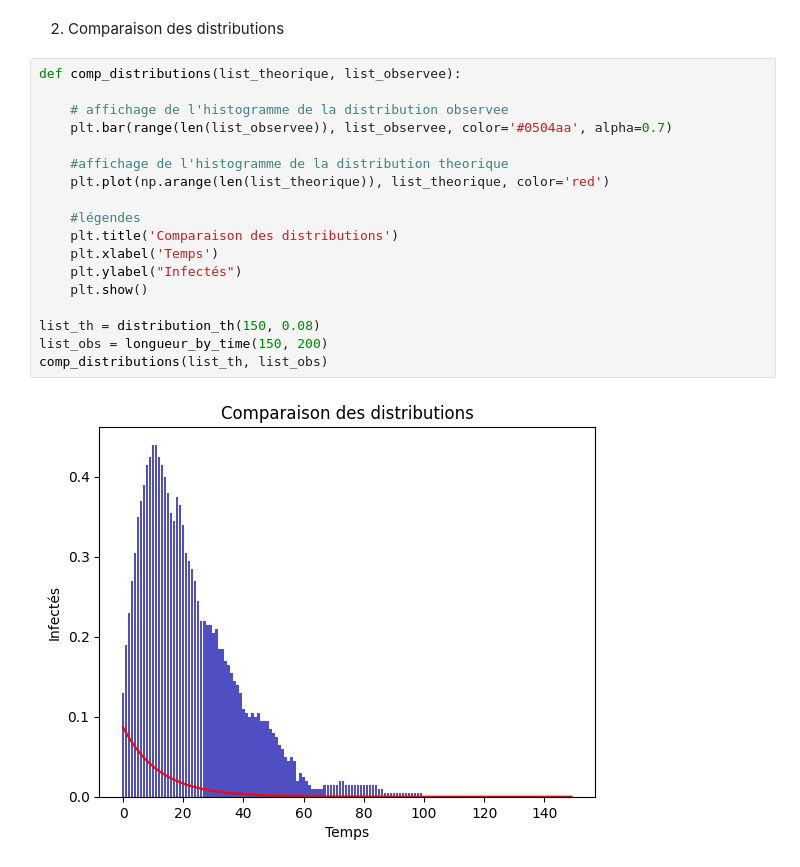
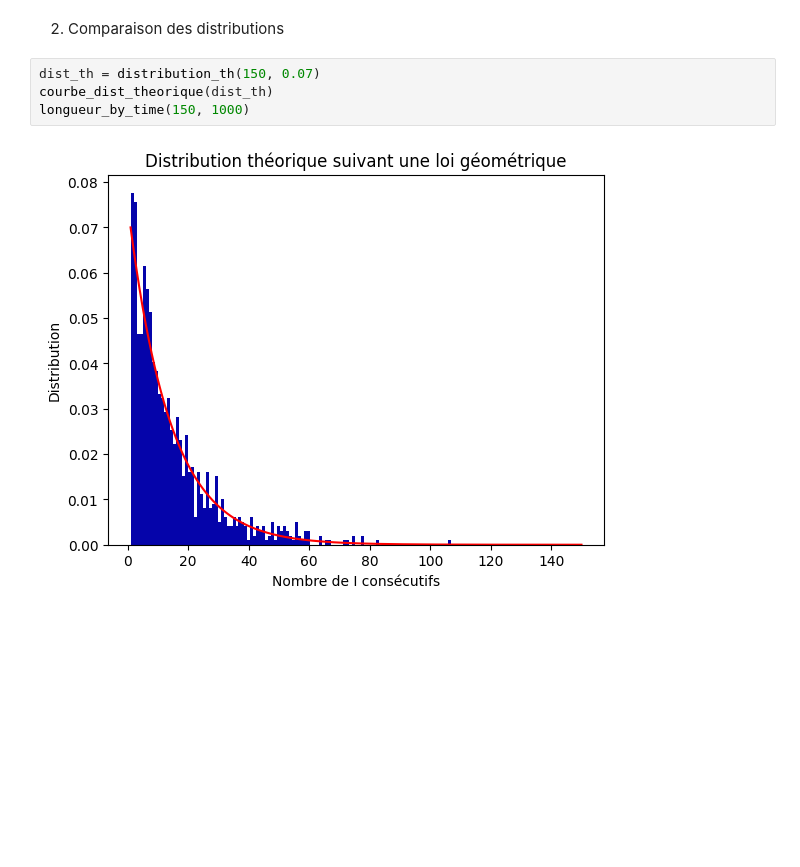
Before and after one commit to maelodie/markov, a Jupyter notebook: markov.ipynb, the cells around one changed output. Drawn from its saved outputs; the diff is of its cells as text; blank space fills up the shorter version.

```diff
--- a/markov.ipynb
+++ b/markov.ipynb
@@ -319,22 +318,8 @@ courbe_dist_theorique(dist_th)
 # %% [markdown]
 2. Comparaison des distributions
-# %%
-def comp_distributions(list_theorique, list_observee):
-
-    # affichage de l'histogramme de la distribution observee
-    plt.bar(range(len(list_observee)), list_observee, color='#0504aa', alpha=0.7)
-
-    #affichage de l'histogramme de la distribution theorique
-    plt.plot(np.arange(len(list_theorique)), list_theorique, color='red')
-
-    #légendes
-    plt.title('Comparaison des distributions')
-    plt.xlabel('Temps')
-    plt.ylabel("Infectés")
-    plt.show()
-
-list_th = distribution_th(150, 0.08)
-list_obs = longueur_by_time(150, 200)
-comp_distributions(list_th, list_obs)
-# %% [output]
-[figure, removed]
+# %%
+dist_th = distribution_th(150, 0.07)
+courbe_dist_theorique(dist_th)
+longueur_by_time(150, 1000)
+# %% [output]
+[figure, added]
```
Also changed, not shown: parts of 2 cells of this notebook.
